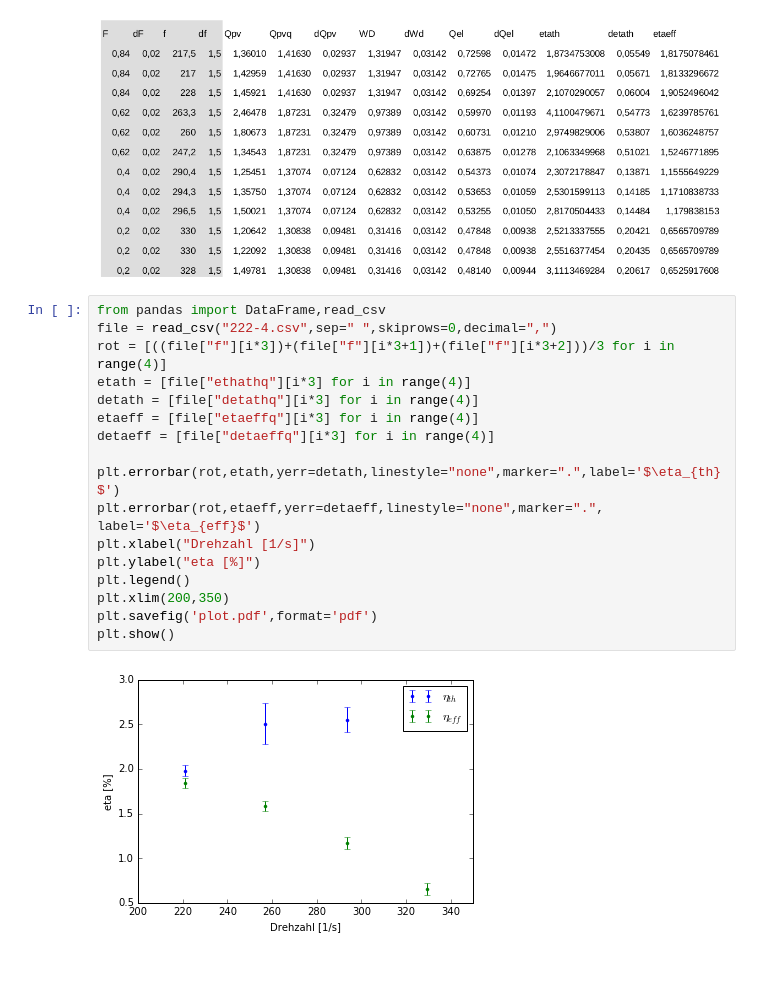
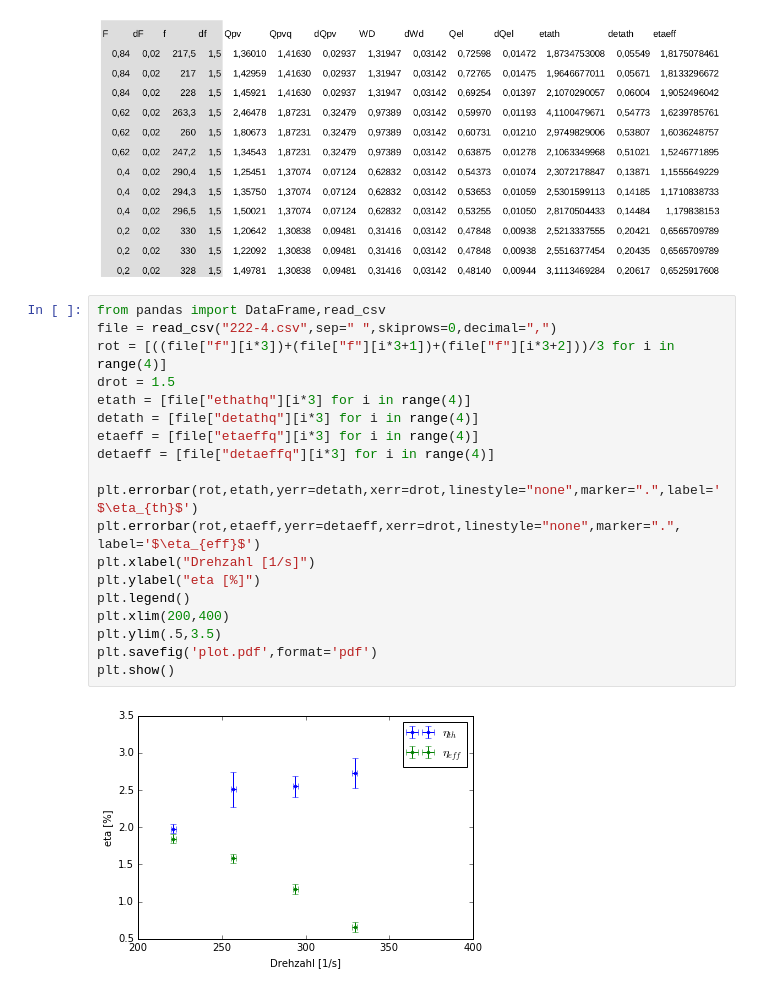
Before and after one commit to acereca/python, a Jupyter notebook: PAP222/222.ipynb, the cells around one changed output. Drawn from its saved outputs; the diff is of its cells as text.

```diff
--- a/PAP222/222.ipynb
+++ b/PAP222/222.ipynb
@@ -178,19 +178,21 @@ Image(filename=("222-4.png"))
 # %%
 from pandas import DataFrame,read_csv
 file = read_csv("222-4.csv",sep=" ",skiprows=0,decimal=",")
 rot = [((file["f"][i*3])+(file["f"][i*3+1])+(file["f"][i*3+2]))/3 for i in range(4)]
+drot = 1.5
 etath = [file["ethathq"][i*3] for i in range(4)]
 detath = [file["detathq"][i*3] for i in range(4)]
 etaeff = [file["etaeffq"][i*3] for i in range(4)]
 detaeff = [file["detaeffq"][i*3] for i in range(4)]
 
-plt.errorbar(rot,etath,yerr=detath,linestyle="none",marker=".",label='$\eta_{th}$')
-plt.errorbar(rot,etaeff,yerr=detaeff,linestyle="none",marker=".", label='$\eta_{eff}$')
+plt.errorbar(rot,etath,yerr=detath,xerr=drot,linestyle="none",marker=".",label='$\eta_{th}$')
+plt.errorbar(rot,etaeff,yerr=detaeff,xerr=drot,linestyle="none",marker=".", label='$\eta_{eff}$')
 plt.xlabel("Drehzahl [1/s]")
 plt.ylabel("eta [%]")
 plt.legend()
-plt.xlim(200,350)
+plt.xlim(200,400)
+plt.ylim(.5,3.5)
 plt.savefig('plot.pdf',format='pdf')
 plt.show()
 # %% [output]
-[figure, old version]
+[figure, new version]
```
Also changed, not shown: 4 other files.
